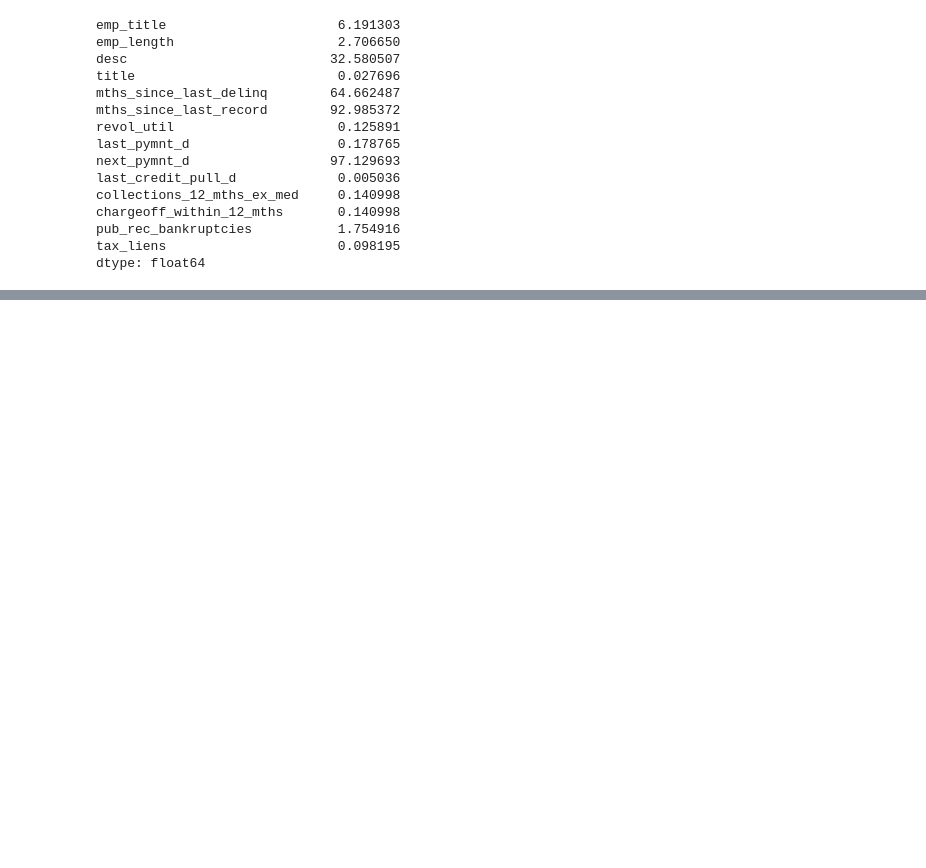
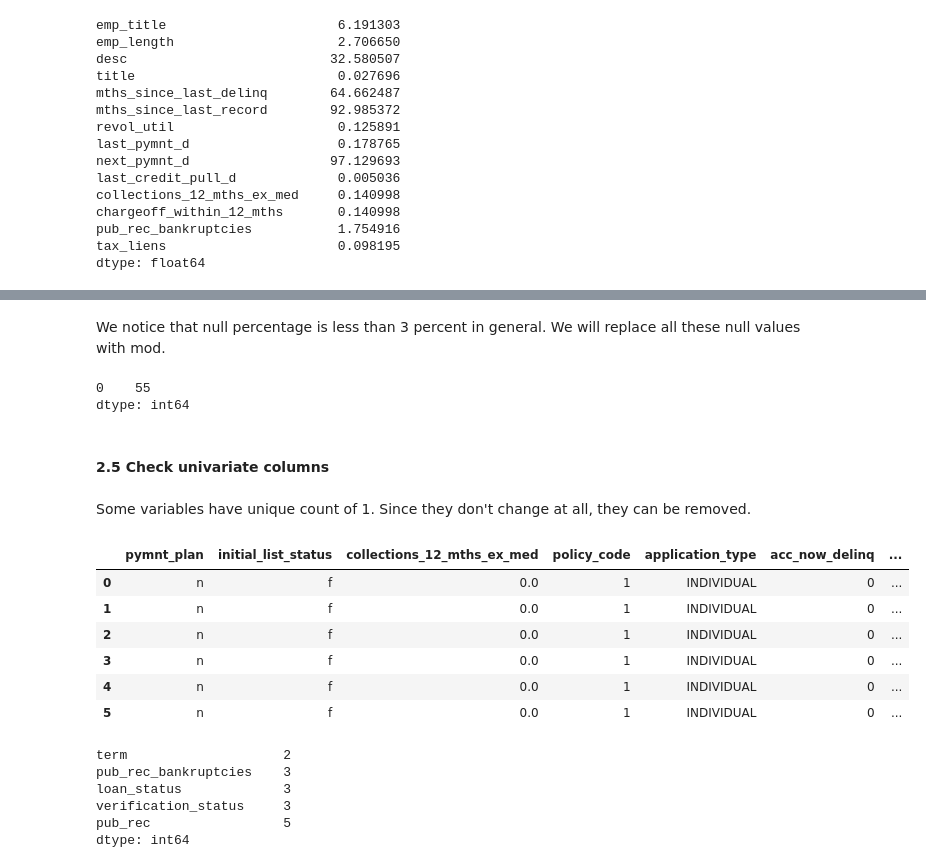
Before and after one commit to Himachallad/lending-club-casestudy, a Jupyter notebook: code/Lending club case study file.ipynb, the cells around one changed output, grey strips where cells are left out. Cells and saved outputs as stored; diff of their text form; code cells hidden in the pictures; blank space fills up the shorter version.

Commit message:
Added checks for univariate columns

```diff
--- a/code/Lending club case study file.ipynb
+++ b/code/Lending club case study file.ipynb
@@ -363,0 +392,3 @@ RangeIndex(start=0, stop=39717, step=1)
+# %%
+# Remove mths_since_last_record as per analysis
+loan_data.drop('mths_since_last_record', axis=1, inplace=True)
@@ -363,0 +399,37 @@ RangeIndex(start=0, stop=39717, step=1)
+# %%
+# Putting a median or any statistic value could be a problem here, because we would consider people who were never delinquent also.
+# We are marking na fields as never here, because taking any number would harm the data anyways.
+loan_data.mths_since_last_delinq.fillna(value='never', inplace=True)
+# %%
+# For desc we will be putting an empty string if there is no info why loan was taken. Empty string will be filtered out of any check
+# that we do using words
+loan_data.desc.fillna(value='', inplace=True)
+# %% [markdown]
+We notice that null percentage is less than 3 percent in general. We will replace all these null values with mod.
+# %%
+less_than_3_percentage_null_data = (get_null_count_percentage()).sort_values(ascending=False)
+less_than_3_percentage_null_data = less_than_3_percentage_null_data[(less_than_3_percentage_null_data < 3) & (less_than_3_percentage_null_data > 0)]
+for column in less_than_3_percentage_null_data.index:
+    mode_val = loan_data[column].mode()[0]
+    loan_data[column].fillna(value=mode_val, inplace=True)
+# %%
+loan_data.isna().sum().value_counts()
+# %% [output]
+0    55
+dtype: int64
+# %% [markdown]
+#### 2.5 Check univariate columns
+# %% [markdown]
+Some variables have unique count of 1. Since they don't change at all, they can be removed.
+# %%
+# We see that there is no special property in these univariate columns
+univariate_columns = loan_data.loc[0:5, loan_data.nunique() == 1]
+univariate_columns
+# %% [output]
+|  | pymnt_plan | initial_list_status | collections_12_mths_ex_med | policy_code | application_type | acc_now_delinq | ... |
+| 0 | n | f | 0.0 | 1 | INDIVIDUAL | 0 | ... |
+| 1 | n | f | 0.0 | 1 | INDIVIDUAL | 0 | ... |
+| 2 | n | f | 0.0 | 1 | INDIVIDUAL | 0 | ... |
+| 3 | n | f | 0.0 | 1 | INDIVIDUAL | 0 | ... |
+| 4 | n | f | 0.0 | 1 | INDIVIDUAL | 0 | ... |
+| 5 | n | f | 0.0 | 1 | INDIVIDUAL | 0 | ... |
@@ -363,0 +438,10 @@ RangeIndex(start=0, stop=39717, step=1)
+# %%
+# All univariate columns are removed
+loan_data.nunique().sort_values().head()
+# %% [output]
+term                    2
+pub_rec_bankruptcies    3
+loan_status             3
+verification_status     3
+pub_rec                 5
+dtype: int64
```
Also changed, not shown: parts of 8 cells of this notebook, 1 other file.
